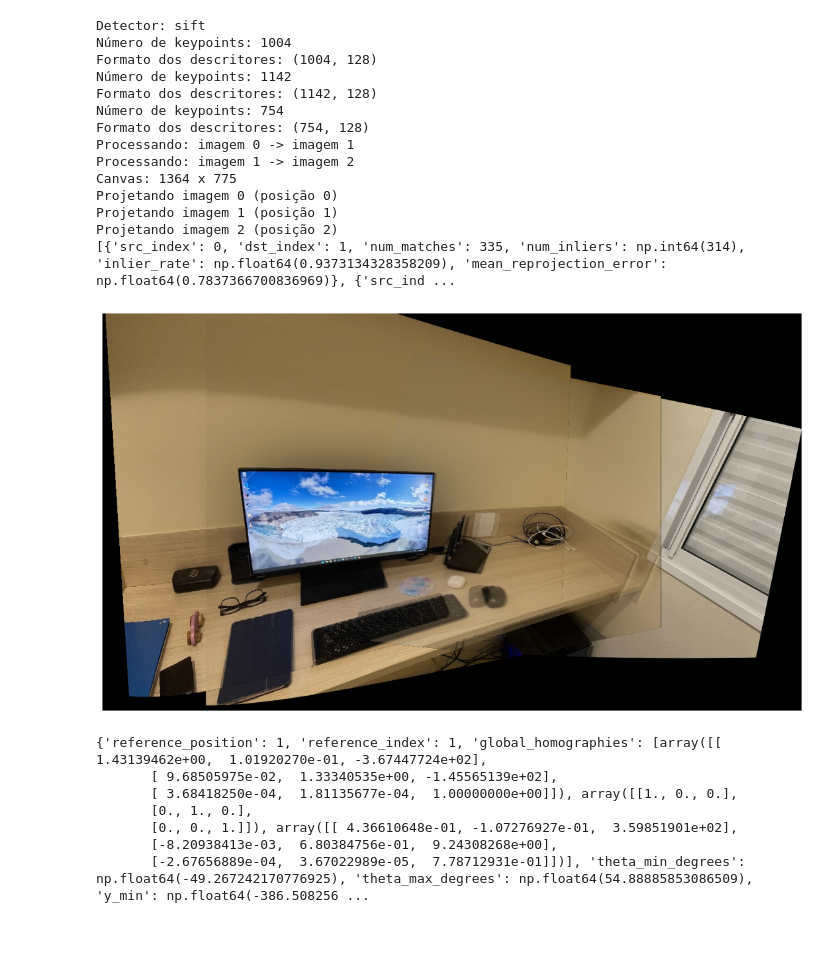
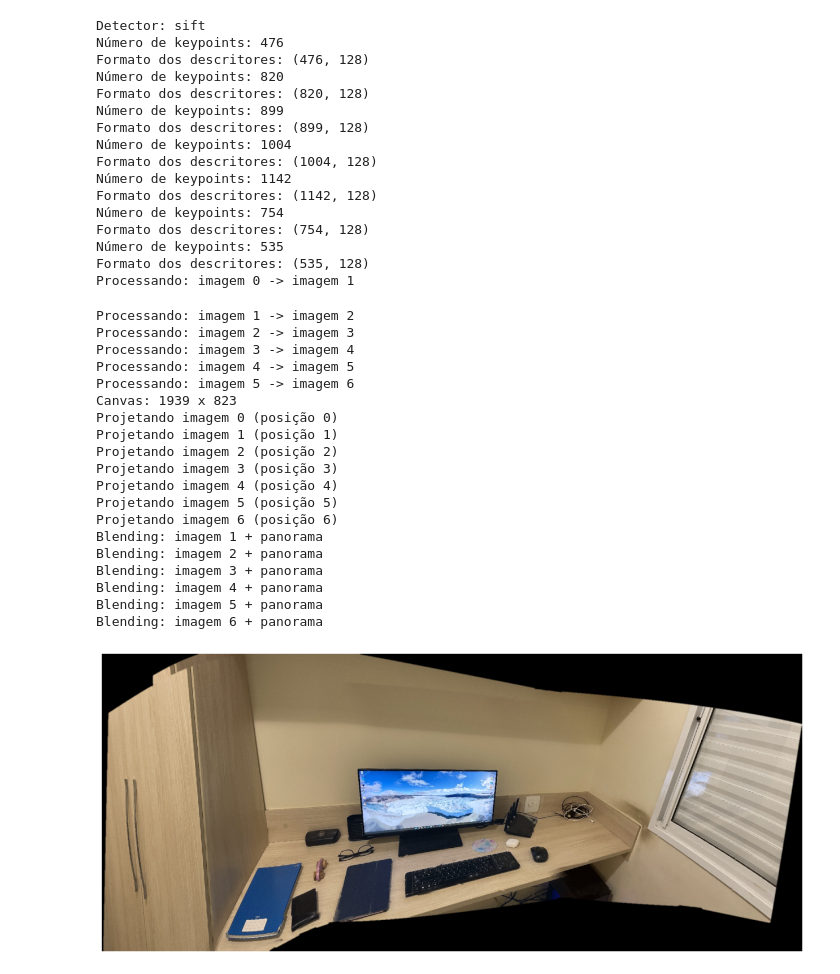
Before and after one commit to luiz-fll/visao-computacional-mc919, a Jupyter notebook: panoramas/teste.ipynb, the cells around one changed output. Drawn from its saved outputs; the diff is of its cells as text; code cells hidden in the pictures; blank space fills up the shorter version.

Commit message:
Blending

```diff
--- a/panoramas/teste.ipynb
+++ b/panoramas/teste.ipynb
@@ -2,52 +2,85 @@
 import cv2
 # %%
 image1 = cv2.imread(
+    "./data/processed/IMG_0301.JPG"
+)
+
+image2 = cv2.imread(
+    "./data/processed/IMG_0302.JPG"
+)
+
+image3 = cv2.imread(
+    "./data/processed/IMG_0303.JPG"
+)
+
+image4 = cv2.imread(
     "./data/processed/IMG_0304.JPG"
 )
 
-image2 = cv2.imread(
+image5 = cv2.imread(
     "./data/processed/IMG_0305.JPG"
 )
 
-image3 = cv2.imread(
+image6 = cv2.imread(
     "./data/processed/IMG_0306.JPG"
 )
+
+image7 = cv2.imread(
+    "./data/processed/IMG_0307.JPG"
+)
+
+images = [image1, image2, image3, image4, image5, image6, image7]
 # %%
 from src.features import draw_keypoints
 from src.matching import match_all_images
 from src.homography import estimate_all_homographies
 from src.visualization import plot_image
 from src.composition import cylindrical_stitching
+from src.blending import optimal_seam_blending, remove_seam_lines
 
-images_sift = draw_keypoints([image1, image2, image3])
+
+images_sift = draw_keypoints(images, method="sift")
 matches_matrix, lowe_matrix = match_all_images([item["descriptors"] for item in images_sift], method="sift", ratio=0.7)
-homographies, homography_metrics = estimate_all_homographies(lowe_matrix, [item["keypoints"] for item in images_sift], [0, 1, 2])
-
-panorama, info = cylindrical_stitching([image1, image2, image3], [0, 1, 2], homographies, 750)
-print(homography_metrics)
+homographies, homography_metrics = estimate_all_homographies(lowe_matrix, [item["keypoints"] for item in images_sift], [0, 1, 2, 3, 4, 5, 6])
+warps, masks, info = cylindrical_stitching(images, [0, 1, 2, 3, 4, 5, 6], homographies, 750)
+result = optimal_seam_blending(warps, masks)
+panorama = remove_seam_lines(result, masks, thickness=2)
 
 plot_image(panorama)
-print(info)
 # %% [output]
 Detector: sift
+Número de keypoints: 476
+Formato dos descritores: (476, 128)
+Número de keypoints: 820
+Formato dos descritores: (820, 128)
+Número de keypoints: 899
+Formato dos descritores: (899, 128)
 Número de keypoints: 1004
 Formato dos descritores: (1004, 128)
 Número de keypoints: 1142
 Formato dos descritores: (1142, 128)
 Número de keypoints: 754
 Formato dos descritores: (754, 128)
+Número de keypoints: 535
+Formato dos descritores: (535, 128)
 Processando: imagem 0 -> imagem 1
-Processando: imagem 1 -> imagem 2
-Canvas: 1364 x 775
-Projetando imagem 0 (posição 0)
-Projetando imagem 1 (posição 1)
-Projetando imagem 2 (posição 2)
-[{'src_index': 0, 'dst_index': 1, 'num_matches': 335, 'num_inliers': np.int64(314), 'inlier_rate': np.float64(0.9373134328358209), 'mean_reprojection_error': np.float64(0.7837366700836969)}, {'src_ind ...
+Processando: imagem 1 -> imagem 2
+Processando: imagem 2 -> imagem 3
+Processando: imagem 3 -> imagem 4
+Processando: imagem 4 -> imagem 5
+Processando: imagem 5 -> imagem 6
+Canvas: 1939 x 823
+Projetando imagem 0 (posição 0)
+Projetando imagem 1 (posição 1)
+Projetando imagem 2 (posição 2)
+Projetando imagem 3 (posição 3)
+Projetando imagem 4 (posição 4)
+Projetando imagem 5 (posição 5)
+Projetando imagem 6 (posição 6)
+Blending: imagem 1 + panorama
+Blending: imagem 2 + panorama
+Blending: imagem 3 + panorama
+Blending: imagem 4 + panorama
+Blending: imagem 5 + panorama
+Blending: imagem 6 + panorama
-[figure, old version]
+[figure, new version]
-{'reference_position': 1, 'reference_index': 1, 'global_homographies': [array([[ 1.43139462e+00,  1.01920270e-01, -3.67447724e+02],
-       [ 9.68505975e-02,  1.33340535e+00, -1.45565139e+02],
-       [ 3.68418250e-04,  1.81135677e-04,  1.00000000e+00]]), array([[1., 0., 0.],
-       [0., 1., 0.],
-       [0., 0., 1.]]), array([[ 4.36610648e-01, -1.07276927e-01,  3.59851901e+02],
-       [-8.20938413e-03,  6.80384756e-01,  9.24308268e+00],
-       [-2.67656889e-04,  3.67022989e-05,  7.78712931e-01]])], 'theta_min_degrees': np.float64(-49.267242170776925), 'theta_max_degrees': np.float64(54.88885853086509), 'y_min': np.float64(-386.508256 ...
```
Also changed, not shown: 4 other files.
